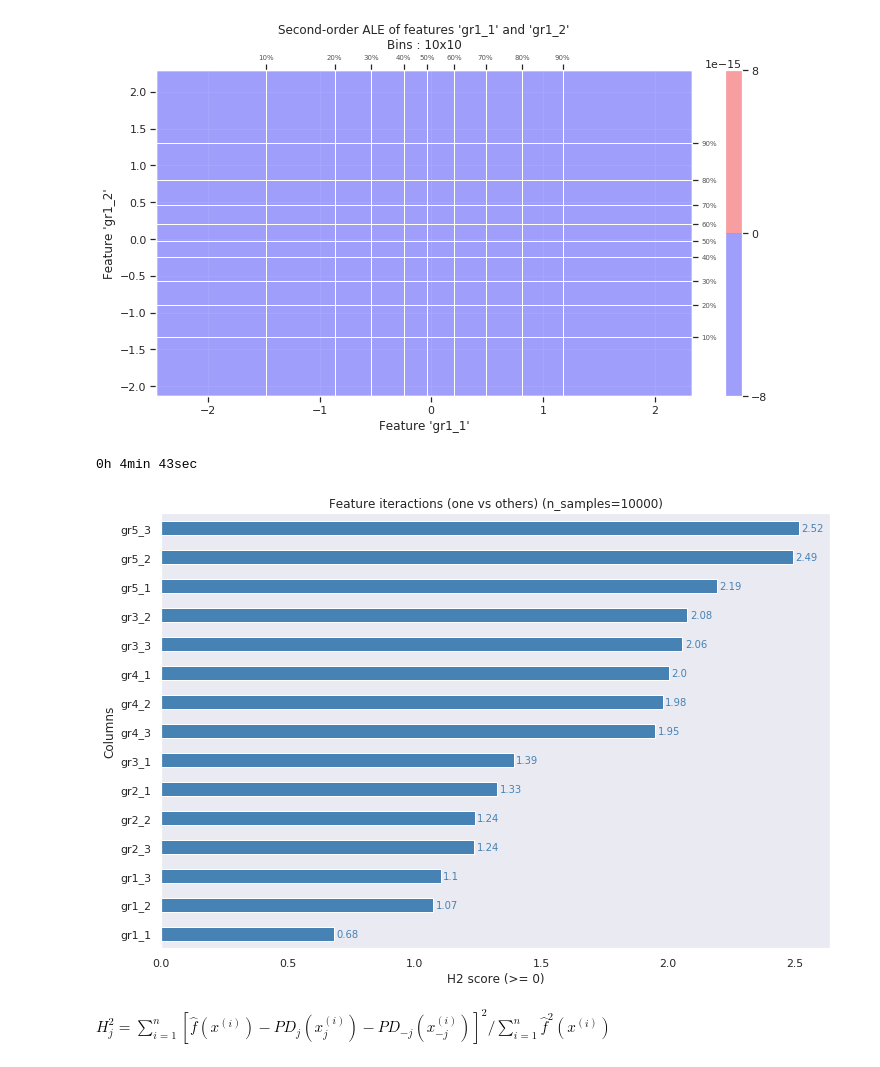
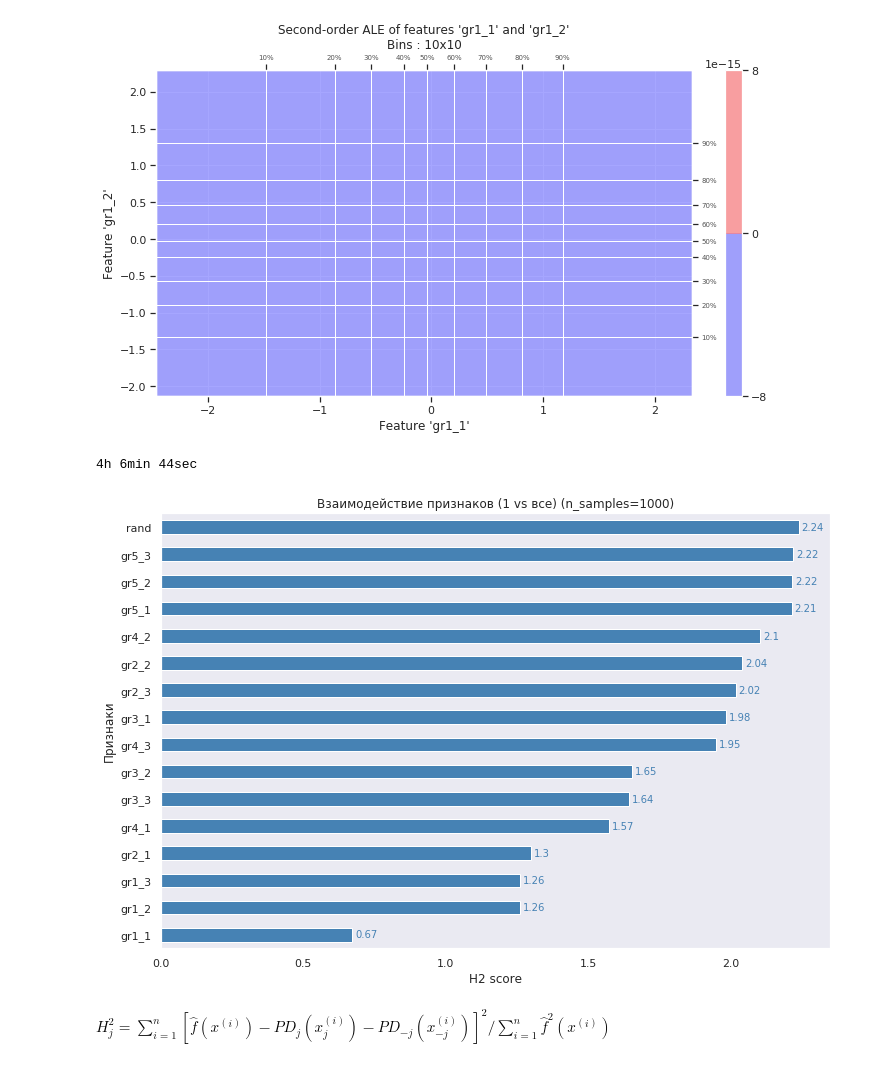
Before and after one commit to MikhailKuz/msu_3course_diary, a Jupyter notebook: experiments/artificial.ipynb, the cells around one changed output. Cells and saved outputs as stored; diff of their text form; code cells hidden in the pictures.

```diff
--- a/experiments/artificial.ipynb
+++ b/experiments/artificial.ipynb
@@ -621,7 +803,8 @@ for i in range(1, n_groups + 1):
 
 covs = np.block(blocks)
 
-X = np.random.multivariate_normal(np.zeros(n_features), covs, size=1000)
+X = np.random.multivariate_normal(np.zeros(n_features), covs, size=1000)#5000)
+X = np.hstack([X, np.random.multivariate_normal([0], [[1]], X.shape[0]).reshape(-1, 1)])
 # %% [markdown]
 **Target**: sigmoid( sum the first feature of each groups with equal probability ) >= thresh
 # %%
@@ -629,12 +812,13 @@ mask = np.random.randint(0, 2, size=(X.shape[0], n_groups))
 y = (X[:, [i for i in range(0, n_features, n_feature_per_group)]] * mask).sum(axis=1).reshape(-1, 1)
 y = sc.special.expit(y)
 med = 0.5 #np.median(y)
-y[y >= med] = 1
-y[y < med] = 0
+mask = y >= med
+y[mask] = 1
+y[np.invert(mask)] = 0
 y = y.astype(int)
 # %%
 data = pd.DataFrame(data=np.hstack([X, y]),
-                    columns=['gr' + str(i) + '_' + str(j) for i in range(1, n_groups + 1) for j in range(1, n_feature_per_group + 1)] + ['target'])
+                    columns=['gr' + str(i) + '_' + str(j) for i in range(1, n_groups + 1) for j in range(1, n_feature_per_group + 1)] + ['rand'] + ['target'])
 data.iloc[:, -1] = data.iloc[:, -1].astype('int32')
 data
 # %% [output]
@@ -686,30 +880,30 @@ plt.show()
 [figure]
 # %%
 start = timer()
-f_ints = all_feature_interaction(clf, X_train, n_samples=100)
+f_ints = all_feature_interaction(clf, X_train, n_samples=1000)
 end = timer()
 
 time_last = int(end - start)
 print(sec_to_date_string(time_last))
 # %% [output]
-0h 4min 43sec
+4h 6min 44sec
 # %%
 fig = plt.figure(figsize=(12, 8))
 ax = fig.add_subplot(111)
 
 data = {'columns': X_train.columns,
               'feature_interaction': f_ints}
 data = pd.DataFrame(data,  index=data['columns'])
 data.sort_values(by = "feature_interaction").plot(kind = "barh", color = "steelblue", legend = False, grid = True, ax = ax)
 plt.grid(False)
-ax.set_title('Feature iteractions (one vs others) (n_samples=10000)')
-ax.set_ylabel('Columns')
-ax.set_xlabel('H2 score (>= 0)')
+ax.set_title('Взаимодействие признаков (1 vs все) (n_samples=1000)')
+ax.set_ylabel('Признаки')
+ax.set_xlabel('H2 score')
 
 for i, v in enumerate(sorted(data.feature_interaction)):
     plt.text(v+0.01, i, str(round(v, 2)), color='steelblue', va="center")
 # %% [output]
-[figure, old version]
+[figure, new version]
 # %% [markdown]
 $H_{j}^{2}=\sum_{i=1}^{n}\left[\hat{f}\left(x^{(i)}\right)-P D_{j}\left(x_{j}^{(i)}\right)-P D_{-j}\left(x_{-j}^{(i)}\right)\right]^{2} / \sum_{i=1}^{n} \hat{f}^{2}\left(x^{(i)}\right)$
 # %% [markdown]
```
Also changed, not shown: parts of 38 cells of this notebook.
